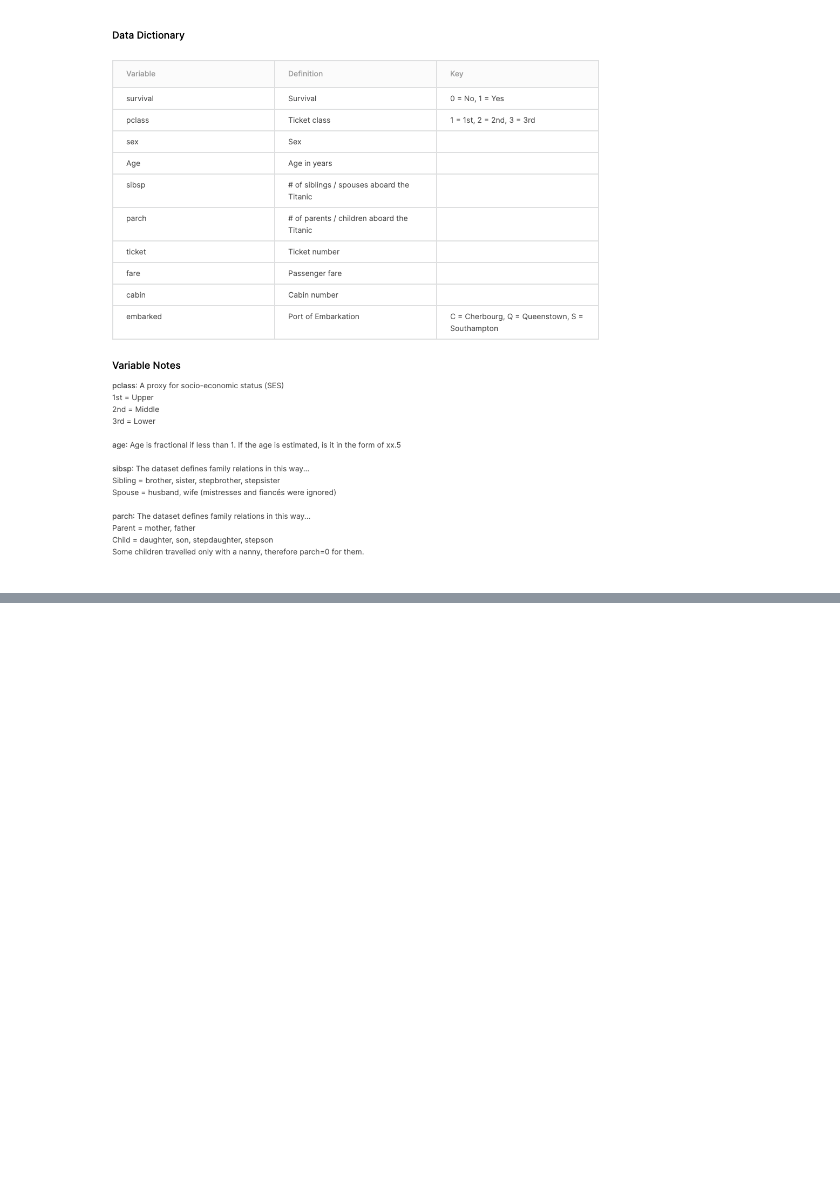
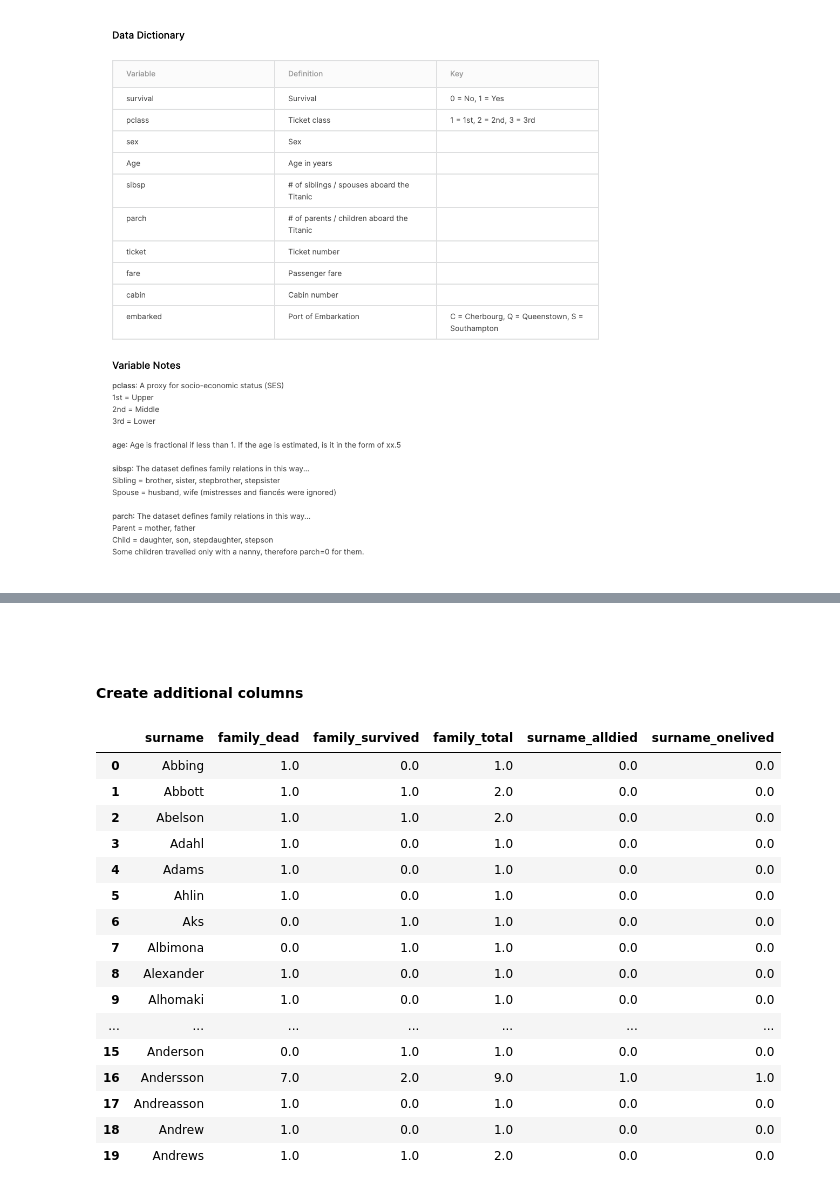
Before and after one commit to nicolecvaldez/100-ml-projects, a Jupyter notebook: 2 - Titanic/titanic-data-set.ipynb, the cells around one changed output, grey strips where cells are left out. Cells and saved outputs as stored; diff of their text form; code cells hidden in the pictures; blank space fills up the shorter version.

```diff
--- a/2 - Titanic/titanic-data-set.ipynb
+++ b/2 - Titanic/titanic-data-set.ipynb
@@ -218,0 +154,44 @@ train_onehotencoded.describe()
+# %% [markdown]
+<br>
+# %% [markdown]
+#### Create additional columns
+# %%
+train.loc[train['Family_Size']<7, 'Family_Size_<7'] = 1
+train.loc[train['Family_Size']>=7, 'Family_Size_<7'] = 0
+train.loc[train['Family_Size']<4, 'Family_Size_<4'] = 1
+train.loc[train['Family_Size']>=4, 'Family_Size_<4'] = 0
+train.loc[train['Age']<=16, 'Child'] = 1
+train.loc[train['Age']>16, 'Child'] = 0
+# %%
+# surnames
+train["surname"] = train["Name"].apply(lambda x: x.split(",")[0])
+surname_grouped = train.groupby(["surname", "Survived"])["PassengerId"].count().reset_index(name="count_passengers")
+
+surname_pivoted = surname_grouped.pivot(index='surname', columns='Survived', values='count_passengers')
+surname_flattened = pd.DataFrame(surname_pivoted.to_records())
+surname_flattened.columns = ["surname", "family_dead", "family_survived"]
+surname_flattened.fillna(0, inplace=True)
+surname_flattened["family_total"] = surname_flattened["family_survived"] + surname_flattened["family_dead"]
+surname_flattened.loc[surname_flattened['family_dead']>=3, 'surname_alldied'] = 1
+surname_flattened.loc[surname_flattened['family_dead']<3, 'surname_alldied'] = 0
+surname_flattened.loc[(surname_flattened['family_total']>=3)&(surname_flattened['family_survived']>=1), 'surname_onelived'] = 1
+surname_flattened.fillna(0, inplace=True)
+surname_flattened.head(20)
+# %% [output]
+|  | surname | family_dead | family_survived | family_total | surname_alldied | surname_onelived |
+| 0 | Abbing | 1.0 | 0.0 | 1.0 | 0.0 | 0.0 |
+| 1 | Abbott | 1.0 | 1.0 | 2.0 | 0.0 | 0.0 |
+| 2 | Abelson | 1.0 | 1.0 | 2.0 | 0.0 | 0.0 |
+| 3 | Adahl | 1.0 | 0.0 | 1.0 | 0.0 | 0.0 |
+| 4 | Adams | 1.0 | 0.0 | 1.0 | 0.0 | 0.0 |
+| 5 | Ahlin | 1.0 | 0.0 | 1.0 | 0.0 | 0.0 |
+| 6 | Aks | 0.0 | 1.0 | 1.0 | 0.0 | 0.0 |
+| 7 | Albimona | 0.0 | 1.0 | 1.0 | 0.0 | 0.0 |
+| 8 | Alexander | 1.0 | 0.0 | 1.0 | 0.0 | 0.0 |
+| 9 | Alhomaki | 1.0 | 0.0 | 1.0 | 0.0 | 0.0 |
+| ... | ... | ... | ... | ... | ... | ... |
+| 15 | Anderson | 0.0 | 1.0 | 1.0 | 0.0 | 0.0 |
+| 16 | Andersson | 7.0 | 2.0 | 9.0 | 1.0 | 1.0 |
+| 17 | Andreasson | 1.0 | 0.0 | 1.0 | 0.0 | 0.0 |
+| 18 | Andrew | 1.0 | 0.0 | 1.0 | 0.0 | 0.0 |
+| 19 | Andrews | 1.0 | 1.0 | 2.0 | 0.0 | 0.0 |
```
Also changed, not shown: parts of 66 cells of this notebook.
